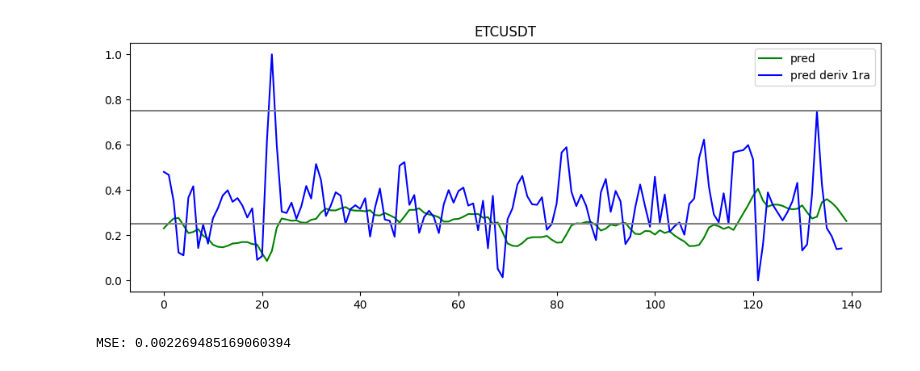
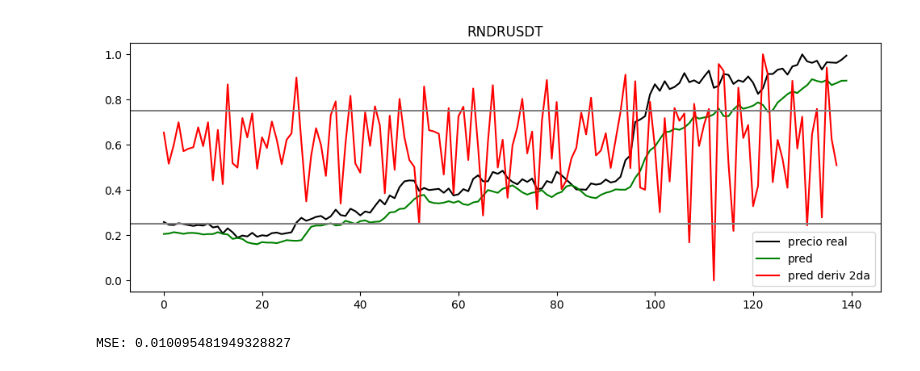
Before and after one commit to luisgomezzz/luchocrypto, a Jupyter notebook: predictor/predictor.ipynb, the cells around one changed output. Cells and saved outputs as stored; diff of their text form; code cells hidden in the pictures.

```diff
--- a/predictor/predictor.ipynb
+++ b/predictor/predictor.ipynb
@@ -15,7 +15,7 @@ import numpy as np
 from sklearn.metrics import mean_squared_error
 import keras
 
-symbol = 'ETCUSDT'
+symbol = 'RNDRUSDT'
 client = Client("qycthSI8s5HH0b95MxH3lFKPPUeZu8mCSgztp00x2d7SdHmfOp2U9qBeCCbxPyDg",
                 "zeJqYkyWzBIdGDMmyfUnofQiThirgEgOCDYvS3rzcq4yle1afD7YEQkciCI43yNs")
 
@@ -116,10 +116,10 @@ deriv_y_pred_scaled = sc.fit_transform(deriv_y_pred)
 deriv_y_pred_scaled2 = sc.fit_transform(deriv_y_pred2)
 
 plt.figure(figsize=(12,4))
-#plt.plot(y_test, color = 'black', label = 'precio real')
+plt.plot(y_test, color = 'black', label = 'precio real')
 plt.plot(y_pred, color = 'green', label = 'pred')
-plt.plot(deriv_y_pred_scaled, color = 'blue', label = 'pred deriv 1ra')
-#plt.plot(deriv_y_pred_scaled2, color = 'red', label = 'pred deriv 2da')
+#plt.plot(deriv_y_pred_scaled, color = 'blue', label = 'pred deriv 1ra')
+plt.plot(deriv_y_pred_scaled2, color = 'red', label = 'pred deriv 2da')
 #plt.plot(deriv_y_pred, color = 'brown', label = 'diff real')
 
 #plt.xlim(80, 140)
@@ -140,2 +140,2 @@ print('MSE:', mse)
-[figure, old version]
+[figure, new version]
-MSE: 0.002269485169060394
+MSE: 0.010095481949328827
```
Also changed, not shown: parts of 2 cells of this notebook, 1 other file.
